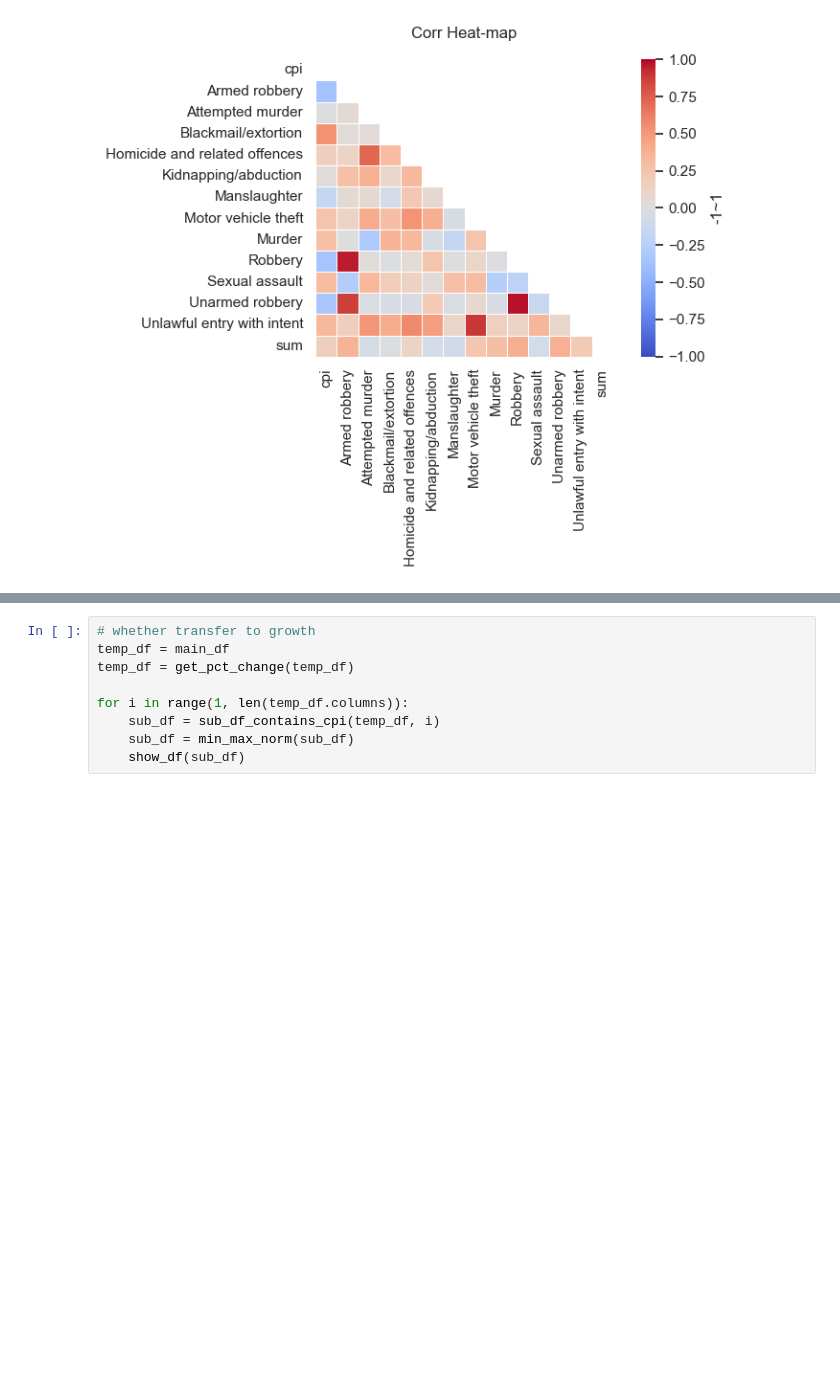
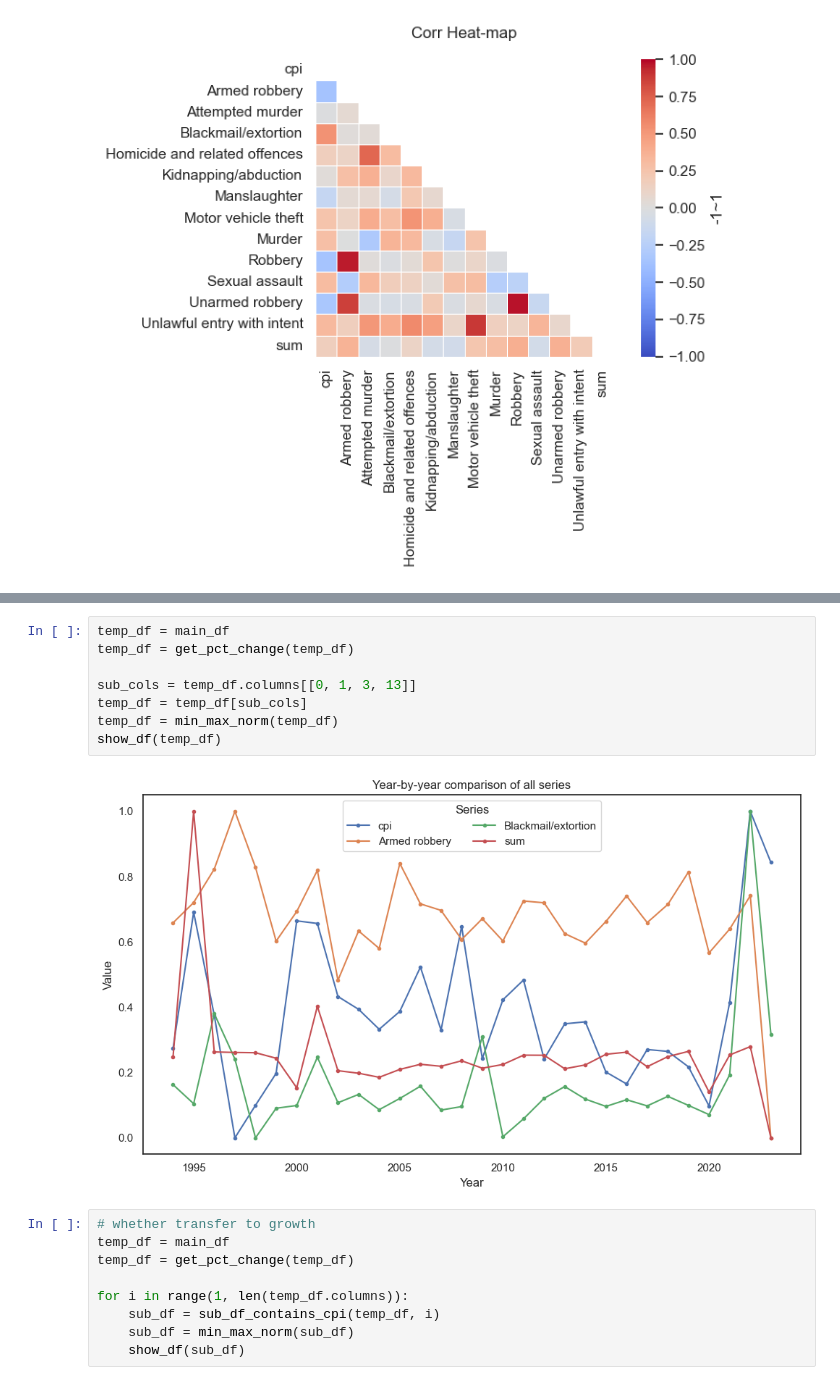
Before and after one commit to HopeLessGuest/comp90024-a2-t71, a Jupyter notebook: frontend/inflation_cpi_crime.ipynb, the cells around one changed output, grey strips where cells are left out. Saved outputs shown, nothing was run; the diff lists cells and outputs as text; blank space fills up the shorter version.

```diff
--- a/frontend/inflation_cpi_crime.ipynb
+++ b/frontend/inflation_cpi_crime.ipynb
@@ -261,6 +260,16 @@ plt.tight_layout()
 plt.show()
 # %% [output]
 [figure]
+# %%
+temp_df = main_df
+temp_df = get_pct_change(temp_df)
+
+sub_cols = temp_df.columns[[0, 1, 3, 13]]
+temp_df = temp_df[sub_cols]
+temp_df = min_max_norm(temp_df)
+show_df(temp_df)
+# %% [output]
+[figure, added]
 # %%
 # whether transfer to growth
 temp_df = main_df
```
Also changed, not shown: parts of 2 cells of this notebook, 2 other files.
